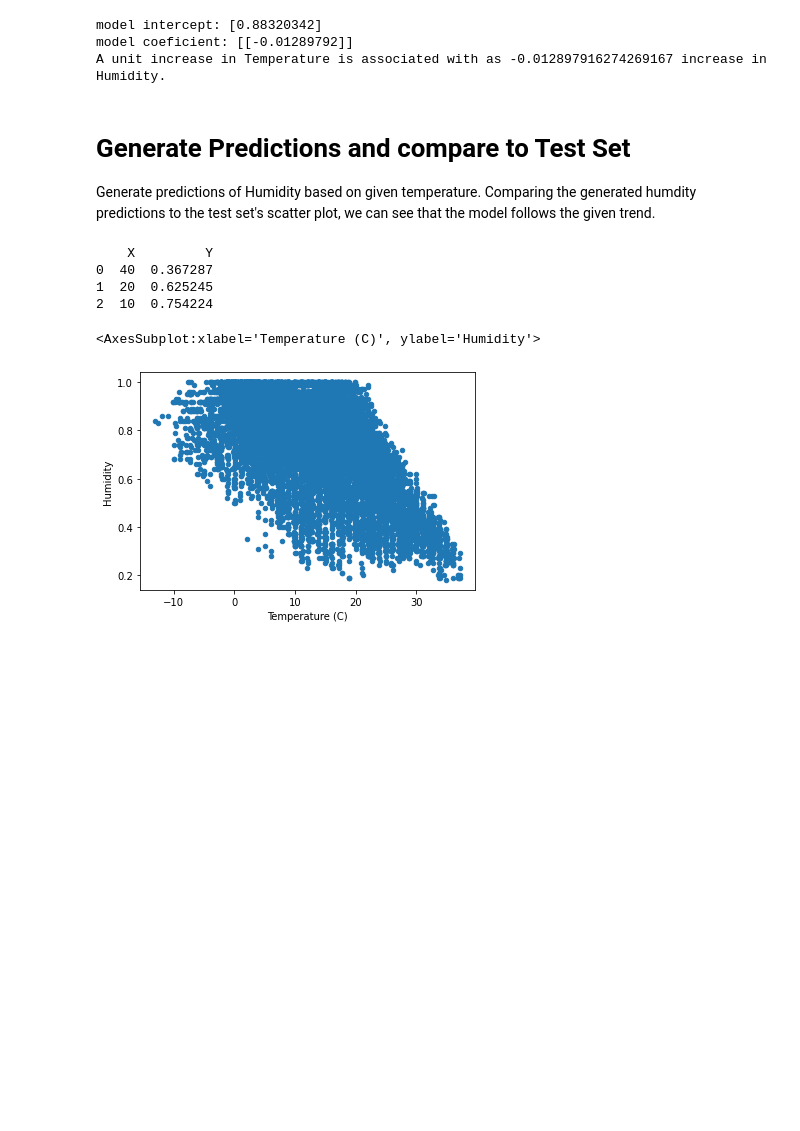
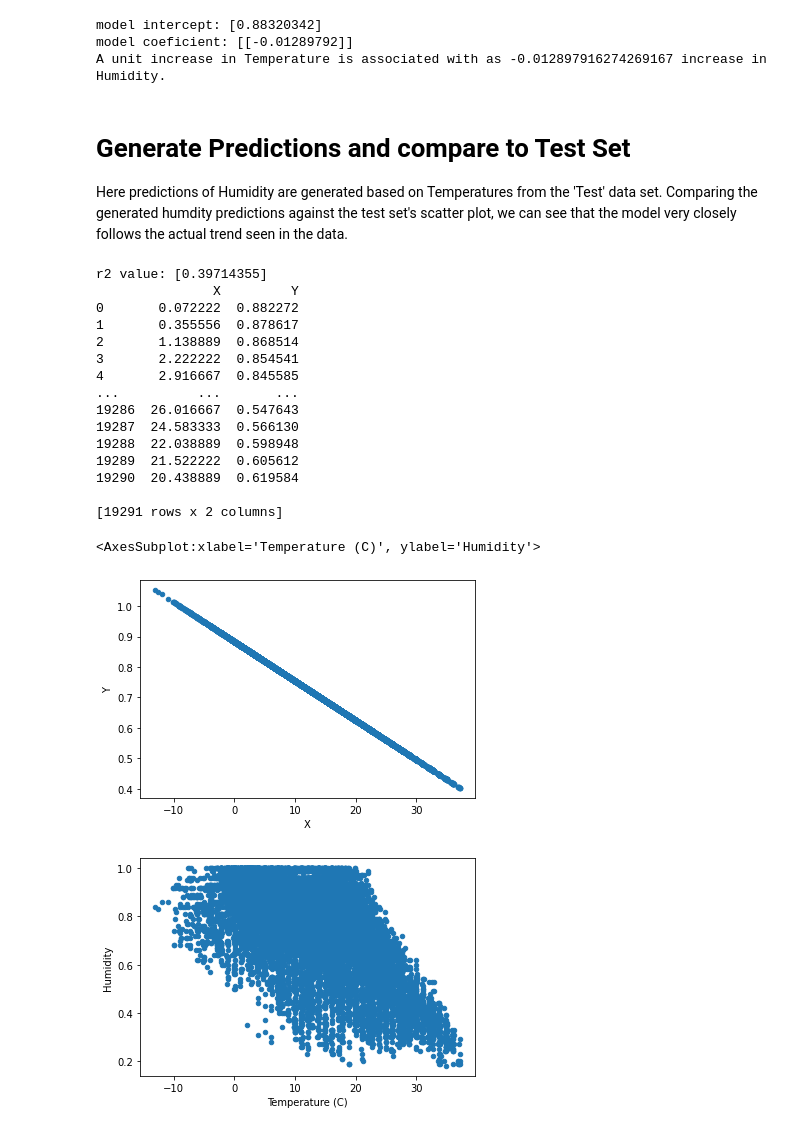
Before and after one commit to Zaederx/HumidityPredictionModel, a Jupyter notebook: weatherModel.ipynb, the cells around one changed output. Saved outputs shown, nothing was run; the diff lists cells and outputs as text; code cells hidden in the pictures; blank space fills up the shorter version.

Commit message:
create r2.py + work out the r2 value:0.39714355

```diff
--- a/weatherModel.ipynb
+++ b/weatherModel.ipynb
@@ -113,32 +113,62 @@ model coeficient: [[-0.01289792]]
 A unit increase in Temperature is associated with as -0.012897916274269167 increase in Humidity.
 # %% [markdown]
 # Generate Predictions and compare to Test Set
-Generate predictions of Humidity based on given temperature. Comparing the generated humdity predictions to the test set's scatter plot, we can see that the model follows the given trend.
+Here predictions of Humidity are generated based on Temperatures from the 'Test' data set. Comparing the generated humdity predictions against the test set's scatter plot, we can see that the model very closely follows the actual trend seen in the data.
 # %%
 import numpy as np
+from r2 import R2
 # Test model
-# Create Temperature values (X values) for the models to predict a corresponding Humidity value
-Xnew = [[40],[20],[10]]
-# predict Humidity values -> Y values
-Ynew = reg.predict(Xnew)
+# Get Temperature values from test set - for X axis
+Xtest = [[x] for x in df_test['Temperature (C)'].values]
 
-# convert to np.array
-np_data_y = np.array(Ynew)
-np_data_x = np.array(Xnew)
+# Get predicted Humidity values based on Temperature - for Y axis
+Ypred = model.predict(Xtest)
+
+# Get Actual Humidity values - for comparision (i.e. working out the Rsquared value)
+Yactual = [[x] for x in df_test['Humidity'].values]
+
+# Work out the Rsquared value
+r2 = R2(Yactual=Yactual, Ypred=Ypred)
+r2_value = r2.r2()
+
+# Print Rsqures value
+print('r2 value:',r2_value)
+
+# convert Predicted Humidity (Ypred) and Temperature values from (test set) to np.array
+np_data_y = np.array(Ypred)
+np_data_x = np.array(Xtest)
+
 # put Temperature and Predicted Humidity values into pandas dataFrame
 df_observe = pd.DataFrame()
 df_observe['X'] = pd.DataFrame(data=np_data_x)
-df_observe['Y'] = np_data_y
+df_observe['Y'] = pd.DataFrame(data=np_data_y)
 
 # print the dataframe
 print(df_observe)
 
+# Use dataframe to create a scatter plot of Predicted Humidity against Temperatures
+df_observe.plot(x='X',y='Y', kind='scatter')
+
 # Plot test set Temperate vs Humidity to compare predicted value to actual values
 df_test.plot(x='Temperature (C)', y = 'Humidity', kind='scatter')
+
+# Then compare to the scatter graphs to visually see how closely the model matches the actual trend
 # %% [output]
-    X         Y
-0  40  0.367287
-1  20  0.625245
-2  10  0.754224
+r2 value: [0.39714355]
+               X         Y
+0       0.072222  0.882272
+1       0.355556  0.878617
+2       1.138889  0.868514
+3       2.222222  0.854541
+4       2.916667  0.845585
+...          ...       ...
+19286  26.016667  0.547643
+19287  24.583333  0.566130
+19288  22.038889  0.598948
+19289  21.522222  0.605612
+19290  20.438889  0.619584
+
+[19291 rows x 2 columns]
 <AxesSubplot:xlabel='Temperature (C)', ylabel='Humidity'>
-[figure, old version]
+[figure, new version]
+[figure, added]
```
Also changed, not shown: 1 other file.
